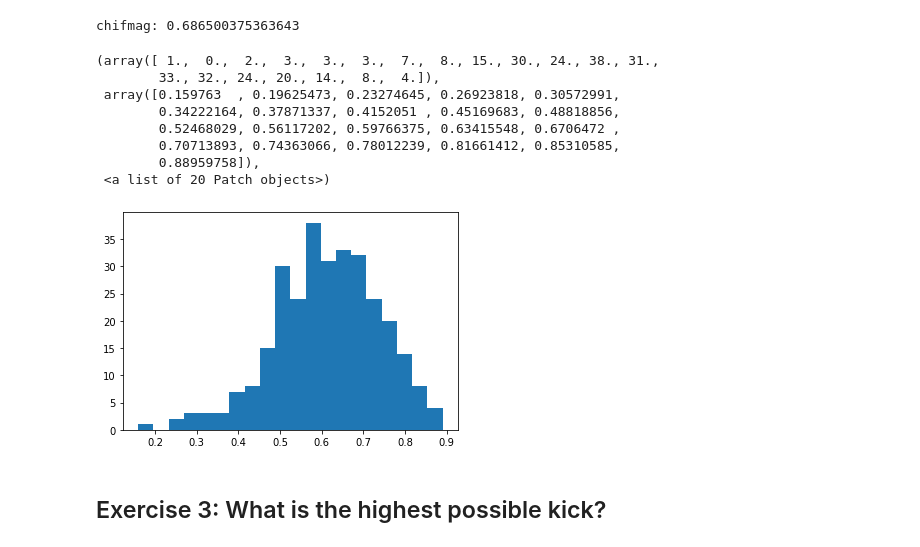
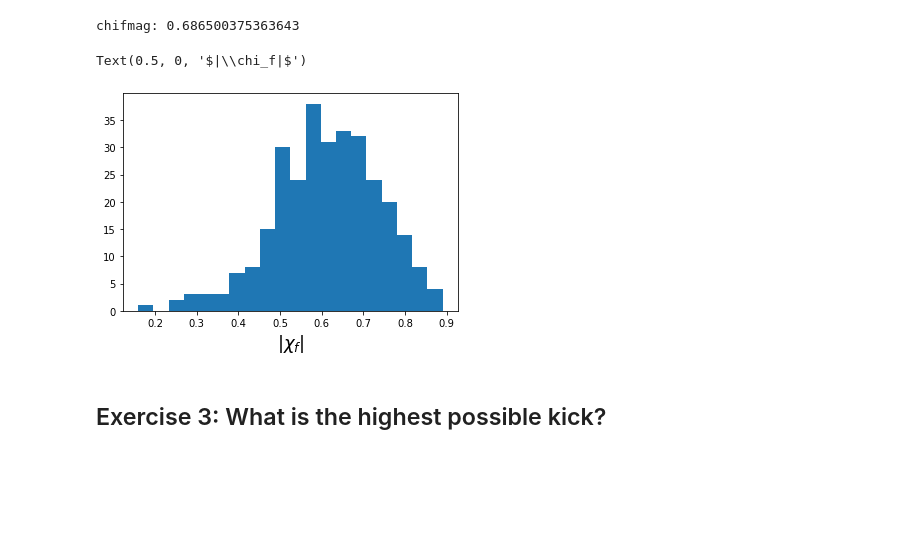
Before and after one commit to vijayvarma392/ICERM_workshop, a Jupyter notebook: surfinBH.ipynb, the cells around one changed output. Cells and saved outputs as stored; diff of their text form; code cells hidden in the pictures; blank space fills up the shorter version.

```diff
--- a/surfinBH.ipynb
+++ b/surfinBH.ipynb
@@ -170,30 +170,24 @@ chifmag: 0.686500375363643
 # %%
 # Remnant spins for random binaries
 chifmag_vec = []
 for i in range(300):
     q = np.random.uniform(1, 4)            # kicks are maximized for equal-mass, maximally spinning systems
     chiAmag = np.random.uniform(0, 1)
     chiBmag = np.random.uniform(0, 1)
     thetaA = np.arccos(np.random.uniform(-1, 1))
     thetaB = np.arccos(np.random.uniform(-1, 1))
     phiA = np.random.uniform(0, 2*np.pi)
     phiB = np.random.uniform(0, 2*np.pi)
     chiA = chiAmag*np.array([np.sin(thetaA)*np.cos(phiA), np.sin(thetaA)*np.sin(phiA), np.cos(thetaA)])
     chiB = chiBmag*np.array([np.sin(thetaB)*np.cos(phiB), np.sin(thetaB)*np.sin(phiB), np.cos(thetaB)])
     chif, chif_err = fit.chif(q, chiA, chiB)
     chifmag = np.linalg.norm(chif)
     chifmag_vec.append(chifmag)
 P.hist(chifmag_vec, bins=20)
+P.xlabel('$|\chi_f|$', fontsize=18)
 # %% [output]
-(array([ 1.,  0.,  2.,  3.,  3.,  3.,  7.,  8., 15., 30., 24., 38., 31.,
-        33., 32., 24., 20., 14.,  8.,  4.]),
- array([0.159763  , 0.19625473, 0.23274645, 0.26923818, 0.30572991,
-        0.34222164, 0.37871337, 0.4152051 , 0.45169683, 0.48818856,
-        0.52468029, 0.56117202, 0.59766375, 0.63415548, 0.6706472 ,
-        0.70713893, 0.74363066, 0.78012239, 0.81661412, 0.85310585,
-        0.88959758]),
- <a list of 20 Patch objects>)
+Text(0.5, 0, '$|\\chi_f|$')
-[figure, old version]
+[figure, new version]
 # %% [markdown]
 ## Exercise 3: What is the highest possible kick?
 # %%
```
Also changed, not shown: 1 other file.
